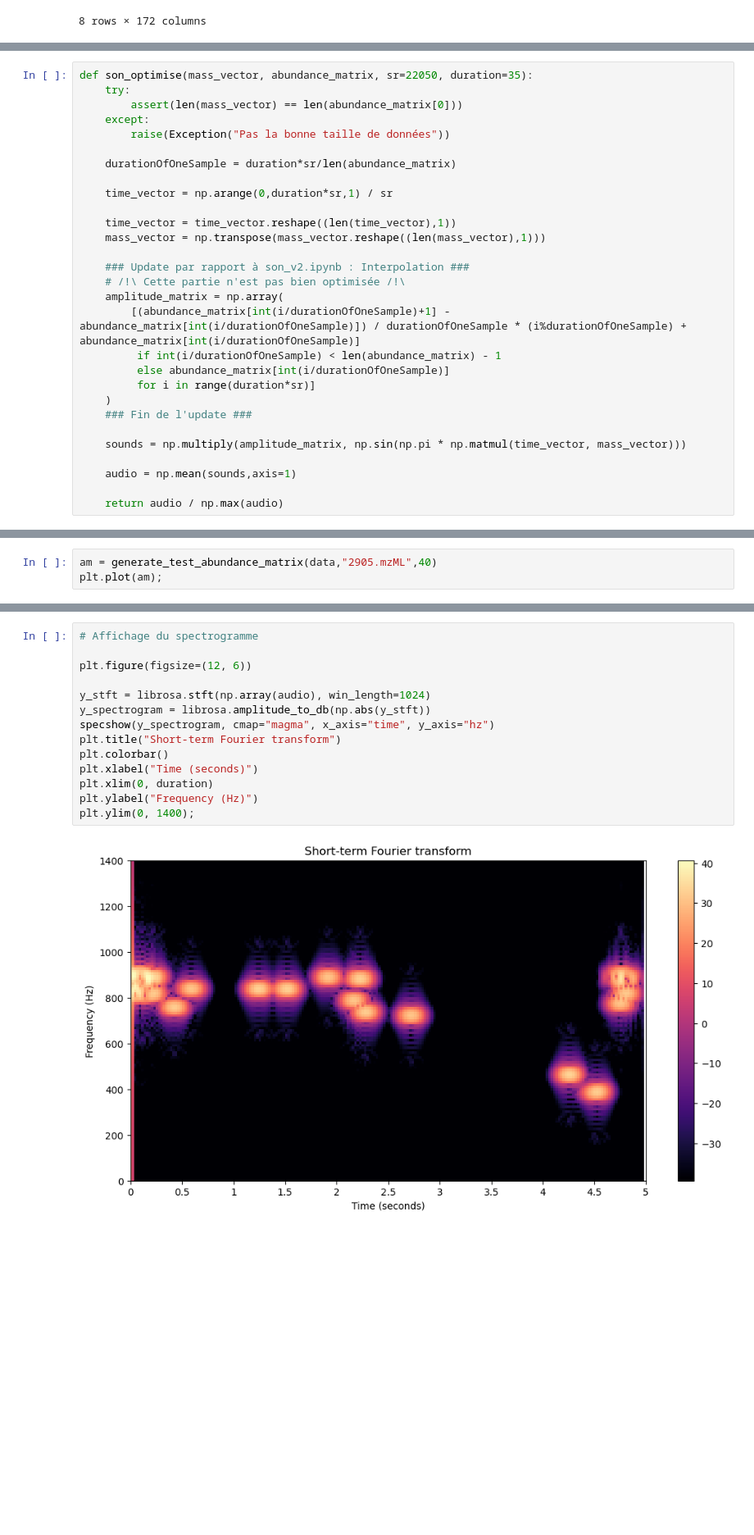
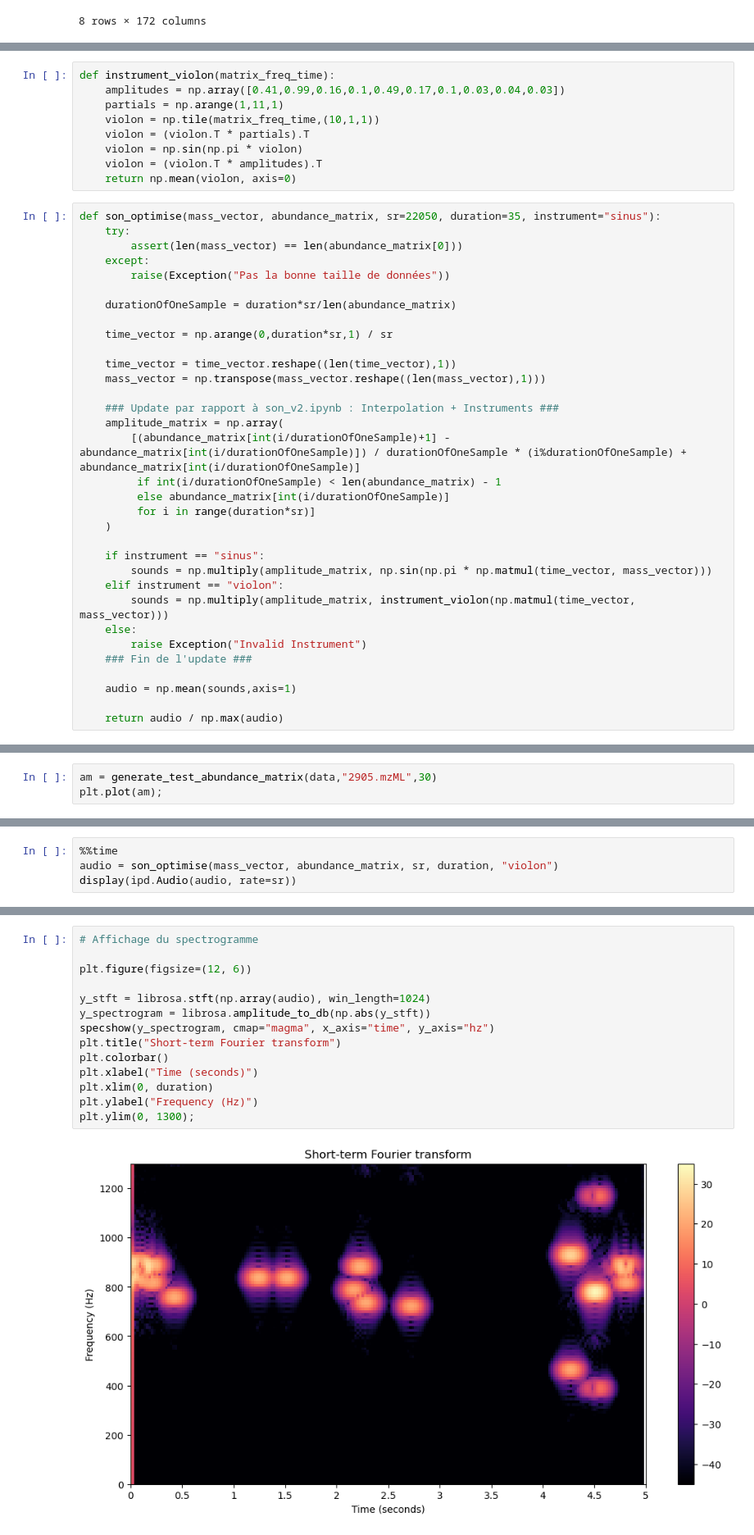
Before and after one commit to VincentEnOptionRV/somicor, a Jupyter notebook: Son v3.ipynb, the cells around one changed output, grey strips where cells are left out. Shown: that part at 82% size. Cells and saved outputs as stored; diff of their text form; blank space fills up the shorter version.

Commit message:
violon

```diff
--- a/Son v3.ipynb
+++ b/Son v3.ipynb
@@ -63,8 +63,17 @@ def son(mass_vector, abundance_matrix, sr=22050, duration=35):
             sounds[i][j] = amp * np.sin(np.pi*freq*t)
 
     return np.mean(sounds,axis=1) # Fusion des channels de toutes les molécules
+# %%
+def instrument_violon(matrix_freq_time):
+    amplitudes = np.array([0.41,0.99,0.16,0.1,0.49,0.17,0.1,0.03,0.04,0.03])
+    partials = np.arange(1,11,1)
+    violon = np.tile(matrix_freq_time,(10,1,1))
+    violon = (violon.T * partials).T
+    violon = np.sin(np.pi * violon)
+    violon = (violon.T * amplitudes).T
+    return np.mean(violon, axis=0)
 # %%
-def son_optimise(mass_vector, abundance_matrix, sr=22050, duration=35):
+def son_optimise(mass_vector, abundance_matrix, sr=22050, duration=35, instrument="sinus"):
     try:
         assert(len(mass_vector) == len(abundance_matrix[0]))
     except:
@@ -77,17 +86,21 @@ def son_optimise(mass_vector, abundance_matrix, sr=22050, duration=35):
     time_vector = time_vector.reshape((len(time_vector),1))
     mass_vector = np.transpose(mass_vector.reshape((len(mass_vector),1)))
 
-    ### Update par rapport à son_v2.ipynb : Interpolation ###
-    # /!\ Cette partie n'est pas bien optimisée /!\
+    ### Update par rapport à son_v2.ipynb : Interpolation + Instruments ###
     amplitude_matrix = np.array(
         [(abundance_matrix[int(i/durationOfOneSample)+1] - abundance_matrix[int(i/durationOfOneSample)]) / durationOfOneSample * (i%durationOfOneSample) + abundance_matrix[int(i/durationOfOneSample)]
          if int(i/durationOfOneSample) < len(abundance_matrix) - 1
          else abundance_matrix[int(i/durationOfOneSample)]
          for i in range(duration*sr)]
     )
+
+    if instrument == "sinus":
+        sounds = np.multiply(amplitude_matrix, np.sin(np.pi * np.matmul(time_vector, mass_vector)))
+    elif instrument == "violon":
+        sounds = np.multiply(amplitude_matrix, instrument_violon(np.matmul(time_vector, mass_vector)))
+    else:
+        raise Exception("Invalid Instrument")
     ### Fin de l'update ###
-
-    sounds = np.multiply(amplitude_matrix, np.sin(np.pi * np.matmul(time_vector, mass_vector)))
 
     audio = np.mean(sounds,axis=1)
 
@@ -122,6 +135,6 @@ def generate_test_abundance_matrix(df, column, nb_pics=None):
                 abundance_matrix[i][j] = amp * spike_height[j] * np.exp(-(t-spike_time[j])**2 / (2*sigma**2))
     return abundance_matrix
 # %%
-am = generate_test_abundance_matrix(data,"2905.mzML",40)
+am = generate_test_abundance_matrix(data,"2905.mzML",30)
 plt.plot(am);
 # %% [output]
@@ -149,0 +163,4 @@ Wall time: 4.99 s
+# %%
+%%time
+audio = son_optimise(mass_vector, abundance_matrix, sr, duration, "violon")
+display(ipd.Audio(audio, rate=sr))
@@ -157,19 +178,19 @@ plt.legend();
 # %%
 # Affichage du spectrogramme
 
 plt.figure(figsize=(12, 6))
 
 y_stft = librosa.stft(np.array(audio), win_length=1024)
 y_spectrogram = librosa.amplitude_to_db(np.abs(y_stft))
 specshow(y_spectrogram, cmap="magma", x_axis="time", y_axis="hz")
 plt.title("Short-term Fourier transform")
 plt.colorbar()
 plt.xlabel("Time (seconds)")
 plt.xlim(0, duration)
 plt.ylabel("Frequency (Hz)")
-plt.ylim(0, 1400);
+plt.ylim(0, 1300);
 # %% [output]
-[figure, old version]
+[figure, new version]
 # %%
 plt.figure(figsize=(10,3))
 plt.scatter(data["Temps (min)"].loc[data["2905.mzML"] > 0],1000 - data["Masse (mz)"].loc[data["2905.mzML"] > 0])
```
Also changed, not shown: parts of 5 cells of this notebook.
